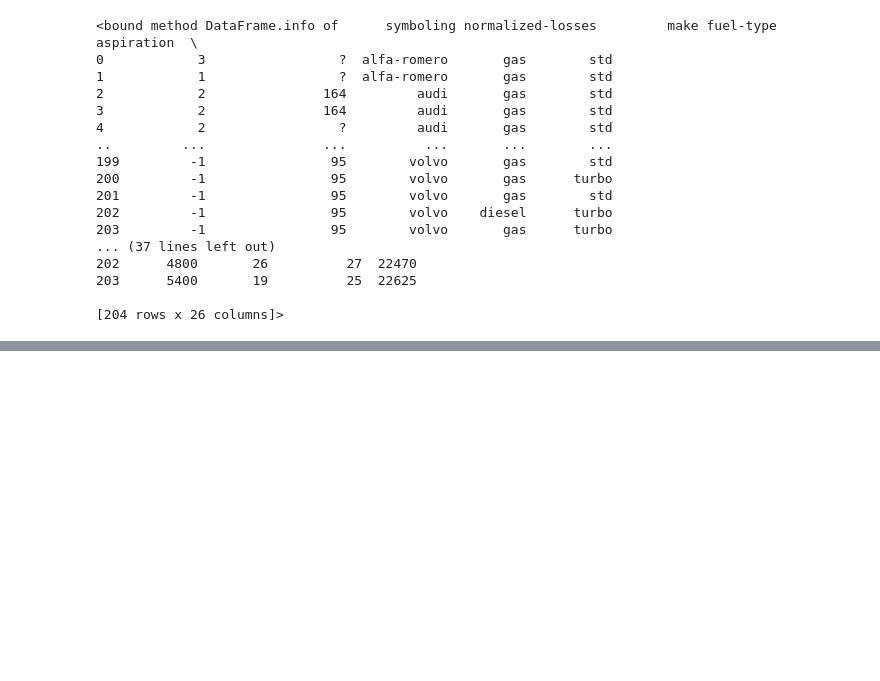
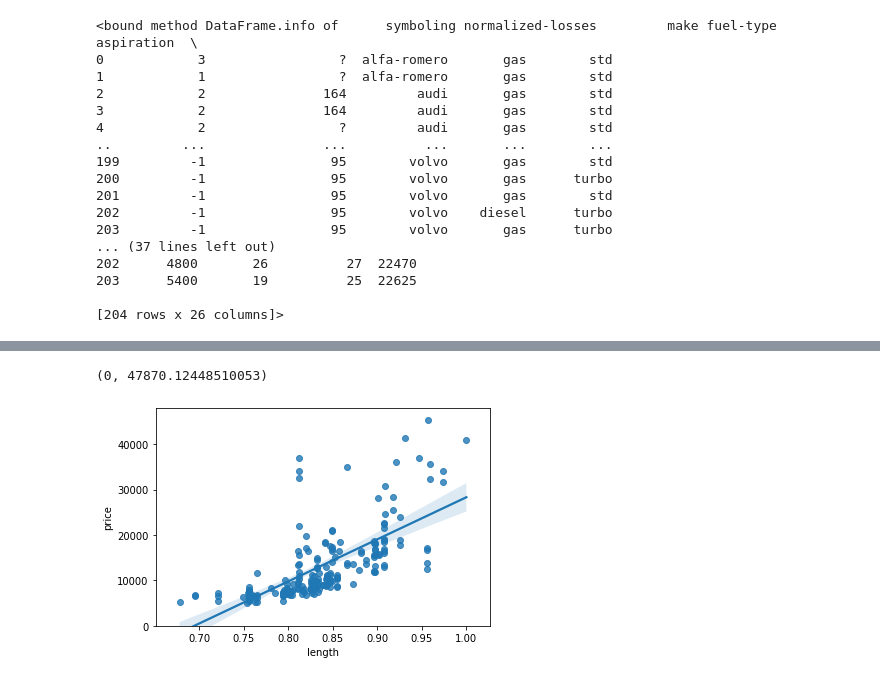
Before and after one commit to Nightfury874/edxChapter2, a Jupyter notebook: Reading a dataset.ipynb, the cells around one changed output, grey strips where cells are left out. Drawn from its saved outputs; the diff is of its cells as text; code cells hidden in the pictures; blank space fills up the shorter version.

```diff
--- a/Reading a dataset.ipynb
+++ b/Reading a dataset.ipynb
@@ -85,0 +183,6 @@ df.info
+# %%
+sns.regplot(x='length',y='price', data=df)
+plt.ylim(0,)
+# %% [output]
+(0, 47870.12448510053)
+[figure, added]
```
Also changed, not shown: parts of 27 cells of this notebook.
